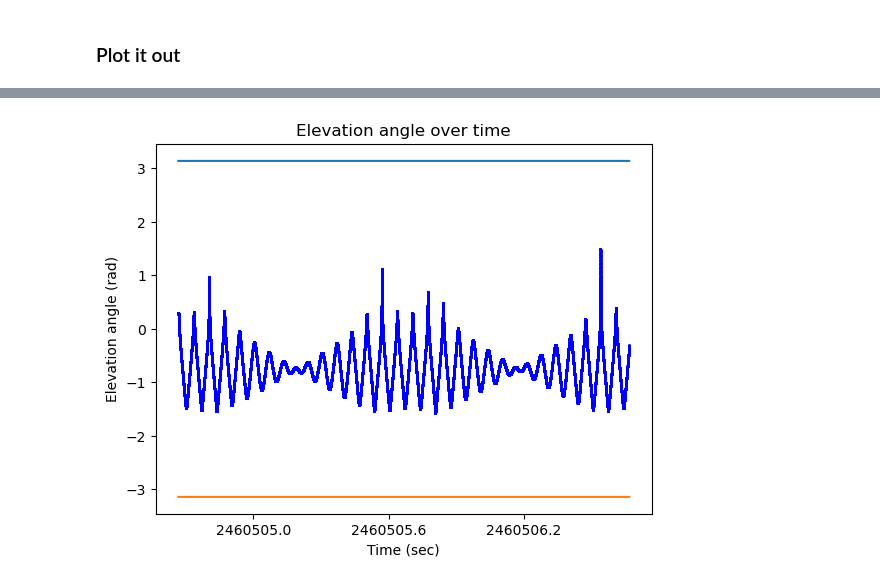
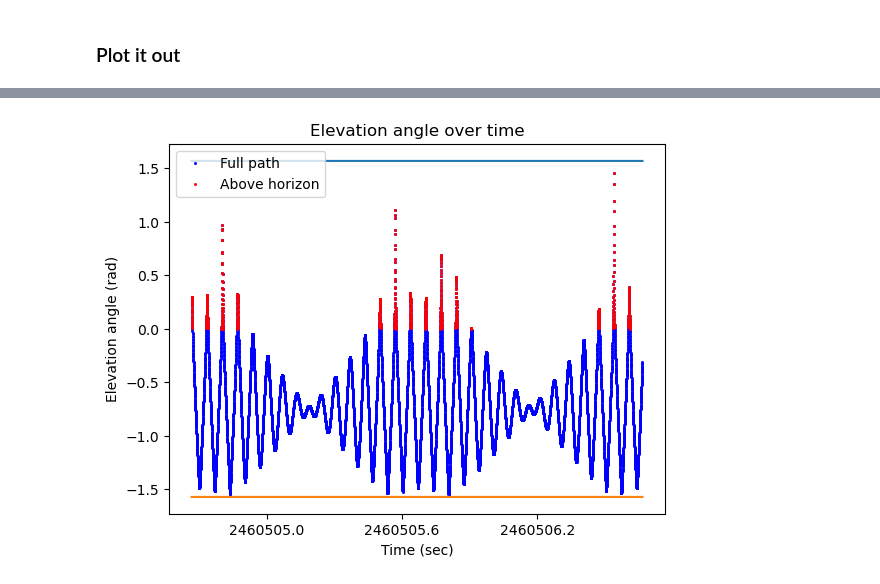
Before and after one commit to UChicago-PULSE/optical-ground-station, a Jupyter notebook: Slew Rate Calculations.ipynb, the cells around one changed output, grey strips where cells are left out. Cells and saved outputs as stored; diff of their text form; code cells hidden in the pictures.

```diff
--- a/Slew Rate Calculations.ipynb
+++ b/Slew Rate Calculations.ipynb
@@ -279,4 +272,4 @@ time = Time("2024-7-12 23:00:00") - utcoffset
 time.format = 'cxcsec'
 
 
-altaz,times=ISS_alt_az(OGS,time,time+2*24*60*60*u.s,100000)
+altaz,times=ISS_alt_az(OGS,time,time+2*24*60*60*u.s,10000)
@@ -300,11 +283,21 @@ with quantity_support() and time_support():
 # %%
+import matplotlib.pyplot as plt
+from astropy.visualization import quantity_support
+from astropy.visualization import time_support
+import numpy.ma as ma
+
+
 with quantity_support() and time_support():
-    plt.plot(times,altaz.alt.rad,'bs',ms=1)
-    plt.plot(times,np.pi*np.ones(len(times)))
-    plt.plot(times,-np.pi*np.ones(len(times)))
+    plt.plot(times,altaz.alt.rad,'bs',ms=1,label='Full path')
+    above_horizon=np.ma.masked_less(altaz.alt.rad,0)
+    above_horizon_mask=np.ma.getmask(above_horizon)
+    plt.plot(times,above_horizon,'rs',ms=1,label='Above horizon')
+    plt.plot(times,(np.pi/2)*np.ones(len(times)))
+    plt.plot(times,-(np.pi/2)*np.ones(len(times)))
     plt.title("Elevation angle over time")
     plt.xlabel("Time (sec)")
     plt.ylabel("Elevation angle (rad)")
+    plt.legend(loc='upper left')
     plt.show()
 # %% [output]
-[figure, old version]
+[figure, new version]
```
Also changed, not shown: parts of 14 cells of this notebook.
